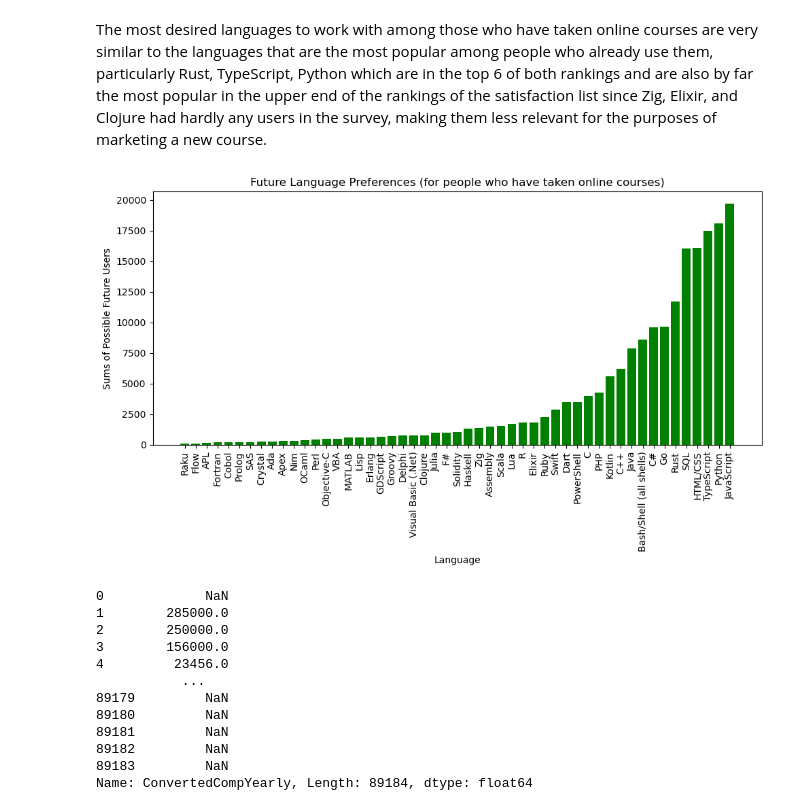
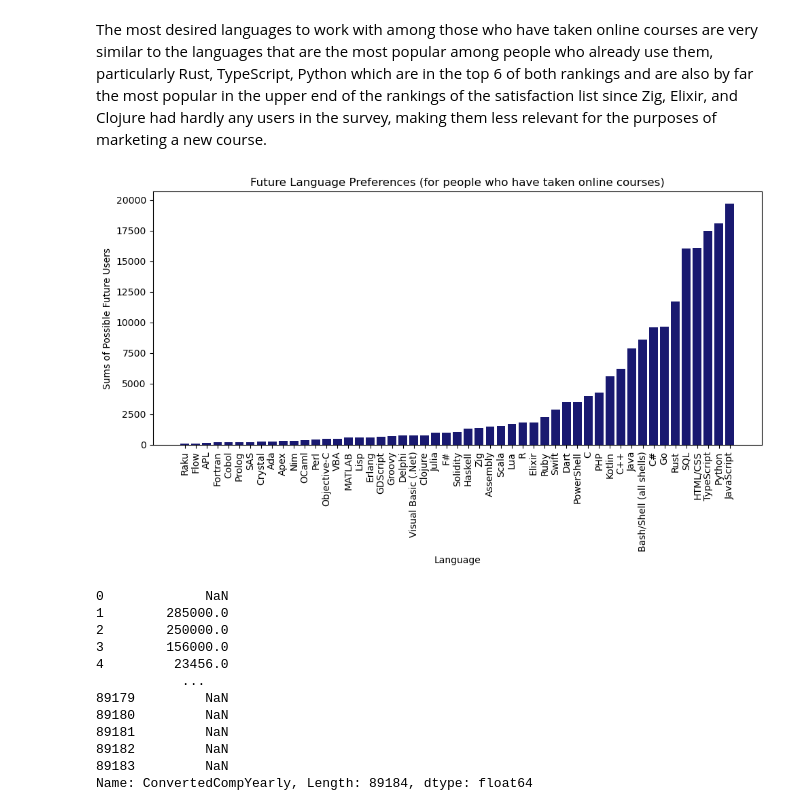
Before and after one commit to SarthakHa/stackoverflow-data-2023, a Jupyter notebook: analysis.ipynb, the cells around one changed output. Cells and saved outputs as stored; diff of their text form; code cells hidden in the pictures.

```diff
--- a/analysis.ipynb
+++ b/analysis.ipynb
@@ -269,18 +269,18 @@ want_df
 The most desired languages to work with among those who have taken online courses are very similar to the languages that are the most popular among people who already use them, particularly Rust, TypeScript, Python which are in the top 6 of both rankings and are also by far the most popular in the upper end of the rankings of the satisfaction list since Zig, Elixir, and Clojure had hardly any users in the survey, making them less relevant for the purposes of marketing a new course.
 # %%
 plt.figure(figsize=(10, 6))
-plt.bar(want_df['Language'], want_df['Sum'], color='green')
+plt.bar(want_df['Language'], want_df['Sum'], color='midnightblue')
 plt.xlabel('Language')
 plt.ylabel('Sums of Possible Future Users')
 plt.title('Future Language Preferences (for people who have taken online courses)')
 
 # Rotating x-axis labels for better readability if there are many languages
 plt.xticks(rotation=90)
 plt.tight_layout()
 
 plt.show()
 # %% [output]
-[figure, old version]
+[figure, new version]
 # %%
 survey_results['ConvertedCompYearly']
 # %% [output]
```
Also changed, not shown: parts of 16 cells of this notebook.
